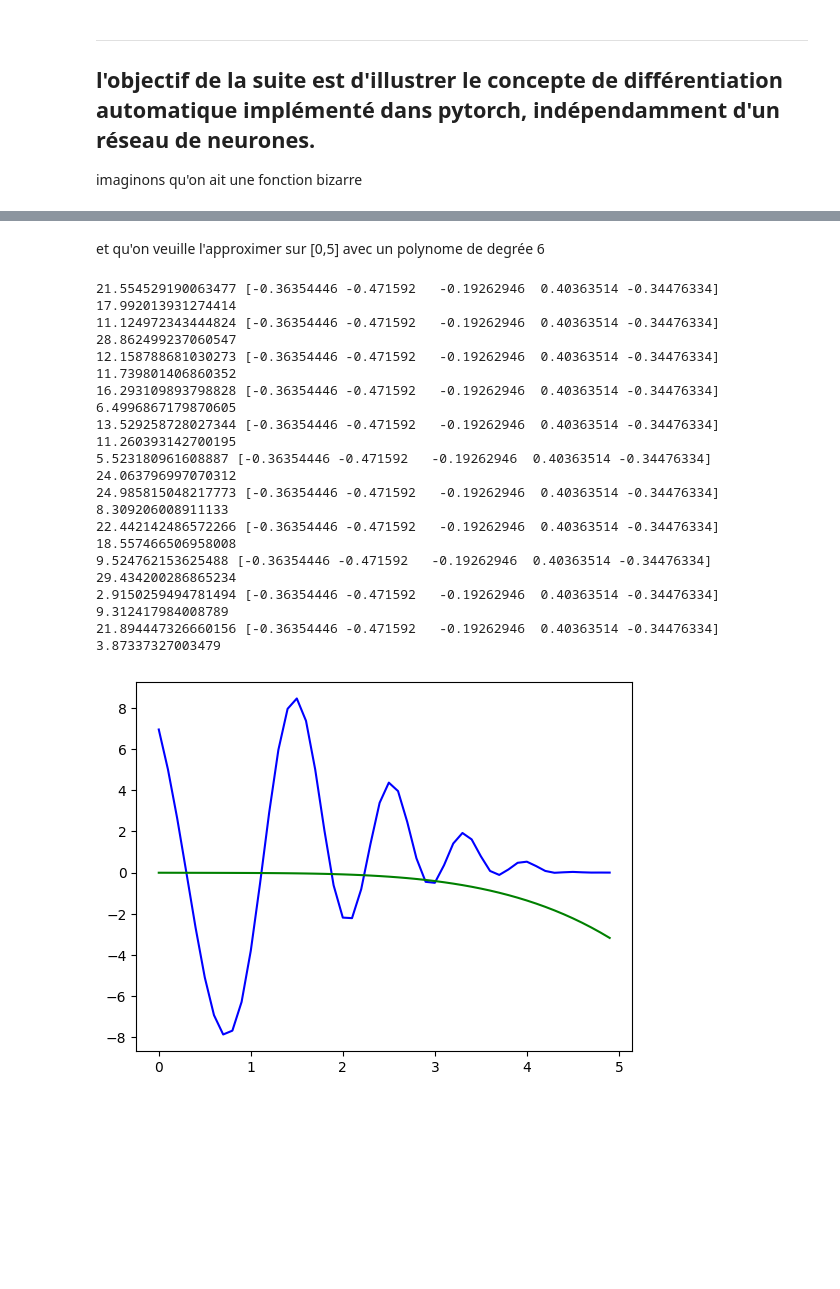
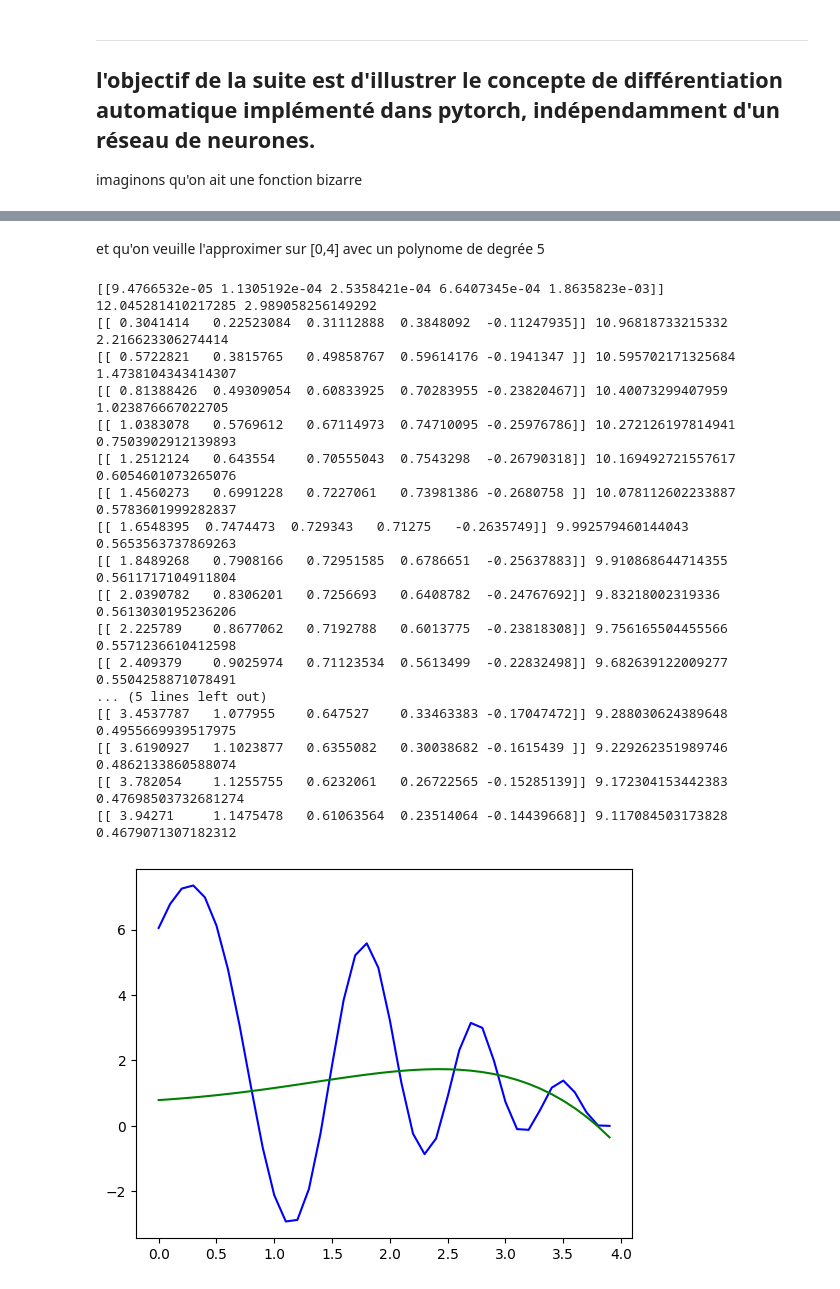
Before and after one commit to achanhon/coursdeeplearningcolab, a Jupyter notebook: illustration_cours_ensta.ipynb, the cells around one changed output, grey strips where cells are left out. Saved outputs shown, nothing was run; the diff lists cells and outputs as text; code cells hidden in the pictures; blank space fills up the shorter version.

```diff
--- a/illustration_cours_ensta.ipynb
+++ b/illustration_cours_ensta.ipynb
@@ -54,12 +54,11 @@ imaginons qu'on ait une fonction bizarre
 # %%
 import torch
 import matplotlib.pyplot as plt
-import math
 
 def f(x):
-  return (1+ torch.sin(x)) * (1 + torch.cos((x+1)*(x+1)) * (1+10*torch.exp(-x)))
+  return (1+ torch.sin(x)) * (1 + torch.sin((x+1)*(x+1)) * (1+5*torch.exp(-x)))
 
 with torch.no_grad():
-  x = torch.Tensor([0.1*i for i in range(50)])
+  x = torch.Tensor([0.1*i for i in range(40)])
   plt.plot(x.numpy(), f(x).numpy())
 # %% [output]
@@ -67,38 +66,44 @@ with torch.no_grad():
 # %% [markdown]
-et qu'on veuille l'approximer sur [0,5] avec un polynome de degrée 6
+et qu'on veuille l'approximer sur [0,4] avec un polynome de degrée 5
 # %%
 def poly(coef,x):
-  xP = torch.pow(x.unsqueeze(1), torch.arange(coef.shape[0], dtype=torch.float32))
-  return (coef.unsqueeze(0) * xP).mean(1)/10
+  xP = torch.pow(x.unsqueeze(1), torch.Tensor([0.,1.,2.,3.,4.]))
+  return (coef * xP).mean(1)
 
-coef = torch.rand(5)-0.5
-coef = coef.requires_grad_()
-optimizer = torch.optim.SGD([coef],lr = 0.1,momentum=0.1)
-for i in range(1000):
-  x = torch.rand(7)*5 # sample 7 x in [0,5]
+coef = torch.zeros(1,5).requires_grad_()
+optimizer = torch.optim.SGD([coef],lr = 0.001)
+for i in range(10000):
+  x = torch.Tensor([0.1*i for i in range(40)])
   currentloss = ((f(x)-poly(coef,x))**2).mean() # mse loss between f and current approximation
   optimizer.zero_grad()
   currentloss.backward()
-  optimizer.step
-  if i%99==0:
-    print(float(coef.grad.abs().sum()),coef.detach().numpy(),float(currentloss))
+  torch.nn.utils.clip_grad_norm_(coef,2)
+  optimizer.step()
+  if i%499==0:
+    print(coef.detach().numpy(),float(currentloss),float(coef.grad.abs().sum()))
 
 with torch.no_grad():
-  x = torch.Tensor([0.1*i for i in range(50)])
+  x = torch.Tensor([0.1*i for i in range(40)])
   plt.plot(x.numpy(),f(x).numpy(), color='blue')
   plt.plot(x.numpy(),poly(coef,x).numpy(), color='green')
   plt.show
 # %% [output]
-21.554529190063477 [-0.36354446 -0.471592   -0.19262946  0.40363514 -0.34476334] 17.992013931274414
-11.124972343444824 [-0.36354446 -0.471592   -0.19262946  0.40363514 -0.34476334] 28.862499237060547
-12.158788681030273 [-0.36354446 -0.471592   -0.19262946  0.40363514 -0.34476334] 11.739801406860352
-16.293109893798828 [-0.36354446 -0.471592   -0.19262946  0.40363514 -0.34476334] 6.4996867179870605
-13.529258728027344 [-0.36354446 -0.471592   -0.19262946  0.40363514 -0.34476334] 11.260393142700195
-5.523180961608887 [-0.36354446 -0.471592   -0.19262946  0.40363514 -0.34476334] 24.063796997070312
-24.985815048217773 [-0.36354446 -0.471592   -0.19262946  0.40363514 -0.34476334] 8.309206008911133
-22.442142486572266 [-0.36354446 -0.471592   -0.19262946  0.40363514 -0.34476334] 18.557466506958008
-9.524762153625488 [-0.36354446 -0.471592   -0.19262946  0.40363514 -0.34476334] 29.434200286865234
-2.9150259494781494 [-0.36354446 -0.471592   -0.19262946  0.40363514 -0.34476334] 9.312417984008789
-21.894447326660156 [-0.36354446 -0.471592   -0.19262946  0.40363514 -0.34476334] 3.87337327003479
+[[9.4766532e-05 1.1305192e-04 2.5358421e-04 6.6407345e-04 1.8635823e-03]] 12.045281410217285 2.989058256149292
+[[ 0.3041414   0.22523084  0.31112888  0.3848092  -0.11247935]] 10.96818733215332 2.216623306274414
+[[ 0.5722821   0.3815765   0.49858767  0.59614176 -0.1941347 ]] 10.595702171325684 1.4738104343414307
+[[ 0.81388426  0.49309054  0.60833925  0.70283955 -0.23820467]] 10.40073299407959 1.023876667022705
+[[ 1.0383078   0.5769612   0.67114973  0.74710095 -0.25976786]] 10.272126197814941 0.7503902912139893
+[[ 1.2512124   0.643554    0.70555043  0.7543298  -0.26790318]] 10.169492721557617 0.6054601073265076
+[[ 1.4560273   0.6991228   0.7227061   0.73981386 -0.2680758 ]] 10.078112602233887 0.5783601999282837
+[[ 1.6548395  0.7474473  0.729343   0.71275   -0.2635749]] 9.992579460144043 0.5653563737869263
+[[ 1.8489268   0.7908166   0.72951585  0.6786651  -0.25637883]] 9.910868644714355 0.5611717104911804
+[[ 2.0390782   0.8306201   0.7256693   0.6408782  -0.24767692]] 9.83218002319336 0.5613030195236206
+[[ 2.225789    0.8677062   0.7192788   0.6013775  -0.23818308]] 9.756165504455566 0.5571236610412598
+[[ 2.409379    0.9025974   0.71123534  0.5613499  -0.22832498]] 9.682639122009277 0.5504258871078491
+... (5 lines left out)
+[[ 3.4537787   1.077955    0.647527    0.33463383 -0.17047472]] 9.288030624389648 0.4955669939517975
+[[ 3.6190927   1.1023877   0.6355082   0.30038682 -0.1615439 ]] 9.229262351989746 0.4862133860588074
+[[ 3.782054    1.1255755   0.6232061   0.26722565 -0.15285139]] 9.172304153442383 0.47698503732681274
+[[ 3.94271     1.1475478   0.61063564  0.23514064 -0.14439668]] 9.117084503173828 0.4679071307182312
-[figure, old version]
+[figure, new version]
 # %%
```
Also changed, not shown: parts of 3 cells of this notebook.
